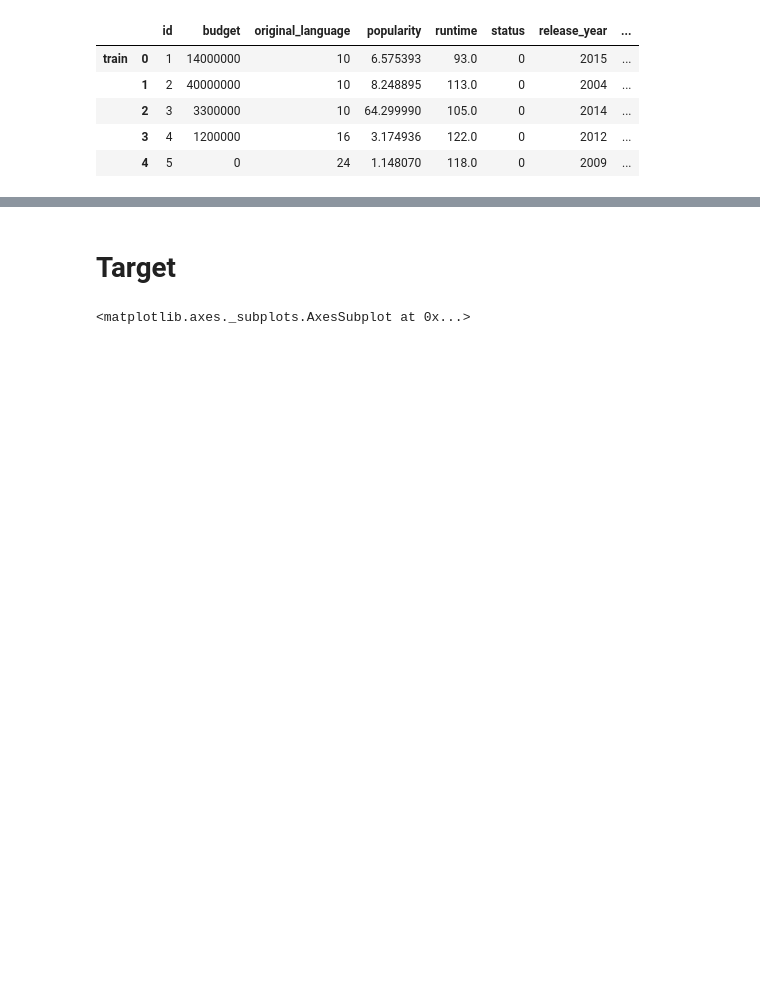
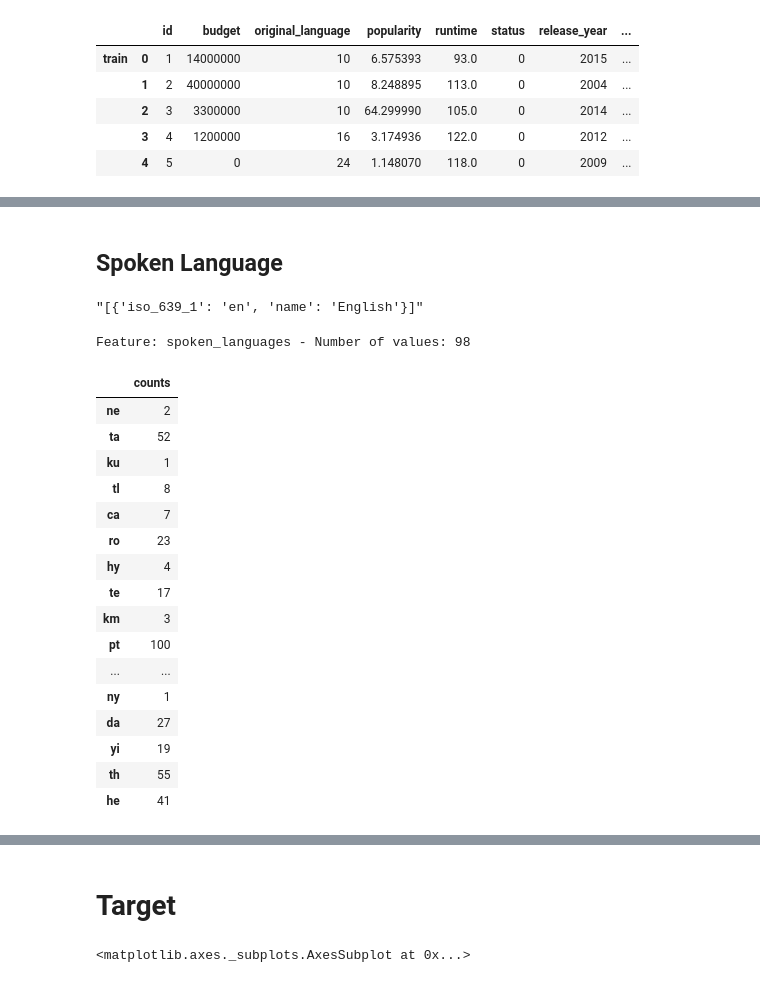
Before and after one commit to JanieTran/Kaggle_Competitions, a Jupyter notebook: TMDBBoxOfficePrediction/TMDBBoxOfficePrediction.ipynb, the cells around one changed output, grey strips where cells are left out. Cells and saved outputs as stored; diff of their text form; code cells hidden in the pictures; blank space fills up the shorter version.

Commit message:
Feature spoken_languages - Submit: 2.11054

```diff
--- a/TMDBBoxOfficePrediction/TMDBBoxOfficePrediction.ipynb
+++ b/TMDBBoxOfficePrediction/TMDBBoxOfficePrediction.ipynb
@@ -258,0 +253,33 @@ def extract_dict(dict_str):
+# %%
+from ast import literal_eval
+
+def extract_dict(dict_str):
+    dict_res = dict_str.replace('[', '').replace(']', '')
+    dict_res = dict_res.replace('}, {', '};{')
+    dict_res = dict_res.split(';')
+    return dict_res
+
+def get_cat_values(feature, value_name):
+    value_list = set()
+    for obs in df_full[feature]:
+        if obs == '[]':
+            continue
+        item_dict = extract_dict(obs)
+        for item in item_dict:
+            value_list.add(literal_eval(item)[value_name].lower())
+    print("Feature: {} - Number of values: {}".format(feature, len(value_list)))
+    return value_list
+
+def get_value_frenquency(feature, value_name, value_list):
+    df_counts = pd.DataFrame(index = value_list)
+    df_counts['counts'] = 0
+
+    for obs in df_full[feature]:
+        if obs == '[]':
+            continue
+        item_dict = extract_dict(obs)
+        for item in item_dict:
+            item_id = literal_eval(item)[value_name].lower()
+            df_counts['counts'].loc[item_id] += 1
+
+    return df_counts
@@ -585,3 +538,32 @@ Time elapsed: 535.6239609718323
 |  | 2 | 3 | 3300000 | 10 | 64.299990 | 105.0 | 0 | 2014 | ... |
 |  | 3 | 4 | 1200000 | 16 | 3.174936 | 122.0 | 0 | 2012 | ... |
 |  | 4 | 5 | 0 | 24 | 1.148070 | 118.0 | 0 | 2009 | ... |
+# %% [markdown]
+## Spoken Language
+# %%
+df_full['spoken_languages'].loc['train', 0]
+# %% [output]
+"[{'iso_639_1': 'en', 'name': 'English'}]"
+# %%
+spoken_languages = get_cat_values('spoken_languages', 'iso_639_1')
+spoken_languages_counts = get_value_frenquency('spoken_languages', 'iso_639_1', spoken_languages)
+spoken_languages_counts.head(20)
+# %% [output]
+Feature: spoken_languages - Number of values: 98
+|  | counts |
+| ne | 2 |
+| ta | 52 |
+| ku | 1 |
+| tl | 8 |
+| ca | 7 |
+| ro | 23 |
+| hy | 4 |
+| te | 17 |
+| km | 3 |
+| pt | 100 |
+| ... | ... |
+| ny | 1 |
+| da | 27 |
+| yi | 19 |
+| th | 55 |
+| he | 41 |
```
Also changed, not shown: parts of 32 cells of this notebook, 2 other files.
